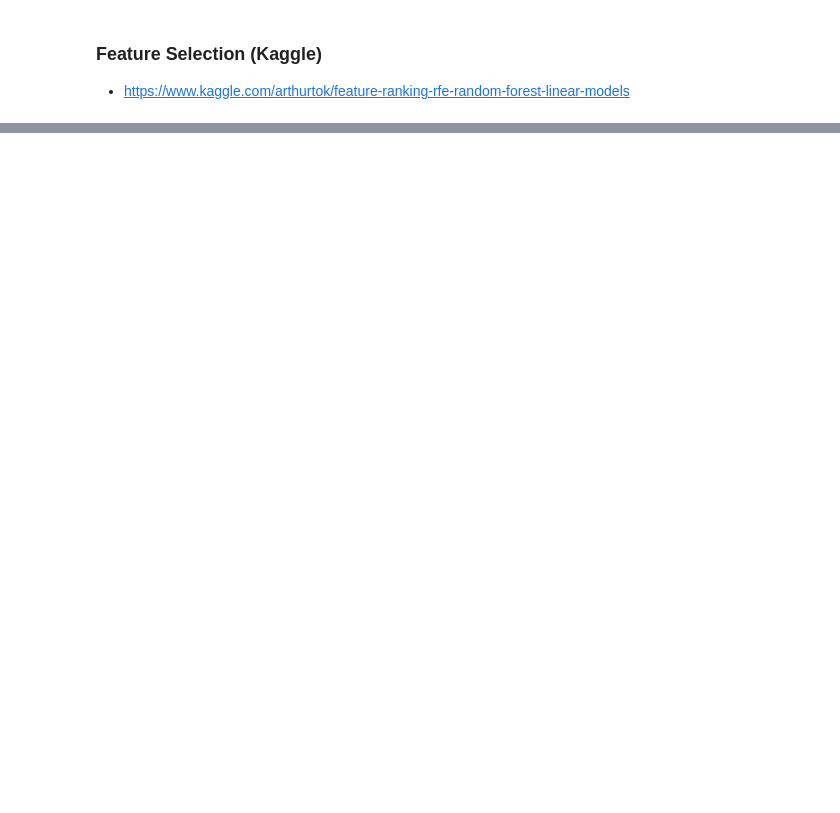
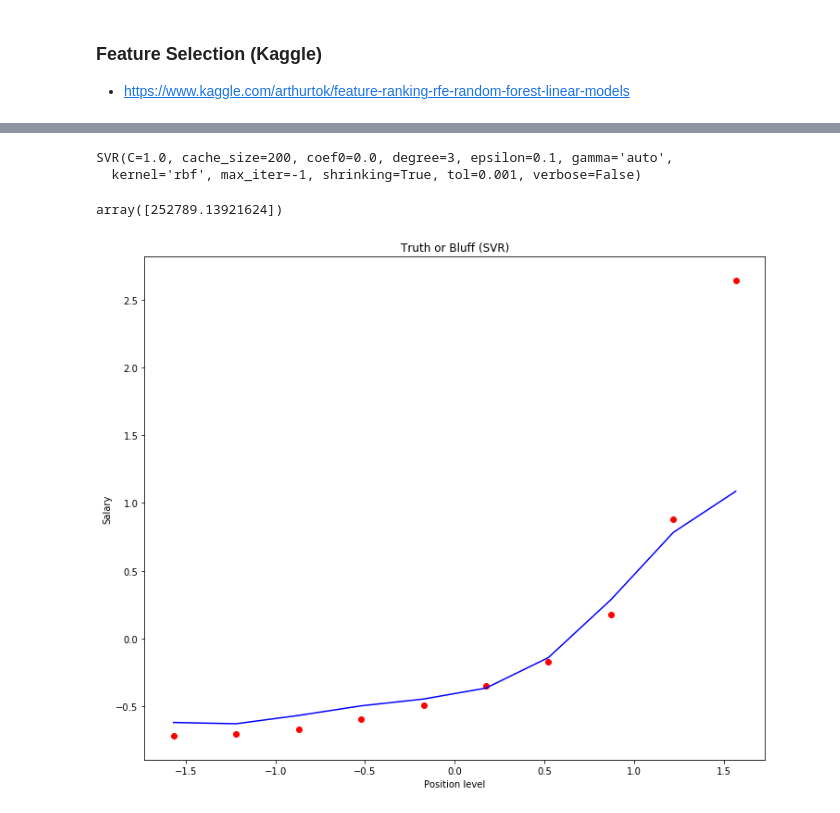
Before and after one commit to ywchiu/holintech, a Jupyter notebook: Demo20181222.ipynb, the cells around one changed output, grey strips where cells are left out. Drawn from its saved outputs; the diff is of its cells as text; code cells hidden in the pictures; blank space fills up the shorter version.

```diff
--- a/Demo20181222.ipynb
+++ b/Demo20181222.ipynb
@@ -470,0 +507,8 @@ coef_matrix_lasso
+# %%
+# Importing the libraries
+import numpy as np
+import matplotlib.pyplot as plt
+import pandas as pd
+
+# Importing the dataset
+dataset = pd.read_csv('https://raw.githubusercontent.com/ywchiu/holintech/master/data/Position_Salaries.csv')
@@ -470,0 +520,14 @@ coef_matrix_lasso
+# %%
+X = dataset.iloc[:, 1:2].values
+y = dataset.iloc[:, 2:3].values
+
+# Splitting the dataset into the Training set and Test set
+"""from sklearn.cross_validation import train_test_split
+X_train, X_test, y_train, y_test = train_test_split(X, y, test_size = 0.2, random_state = 0)"""
+
+# Feature Scaling
+from sklearn.preprocessing import StandardScaler
+sc_X = StandardScaler()
+sc_y = StandardScaler()
+X = sc_X.fit_transform(X)
+y = sc_y.fit_transform(y)
@@ -470,0 +549,22 @@ coef_matrix_lasso
+# %%
+from sklearn.svm import SVR
+regressor = SVR(kernel = 'rbf')
+regressor.fit(X, y)
+# %% [output]
+SVR(C=1.0, cache_size=200, coef0=0.0, degree=3, epsilon=0.1, gamma='auto',
+  kernel='rbf', max_iter=-1, shrinking=True, tol=0.001, verbose=False)
+# %%
+y_pred = regressor.predict(6.5)
+y_pred = sc_y.inverse_transform(y_pred)
+y_pred
+# %% [output]
+array([252789.13921624])
+# %%
+plt.scatter(X, y, color = 'red')
+plt.plot(X, regressor.predict(X), color = 'blue')
+plt.title('Truth or Bluff (SVR)')
+plt.xlabel('Position level')
+plt.ylabel('Salary')
+plt.show()
+# %% [output]
+[figure, added]
```
Also changed, not shown: parts of 10 cells of this notebook.
